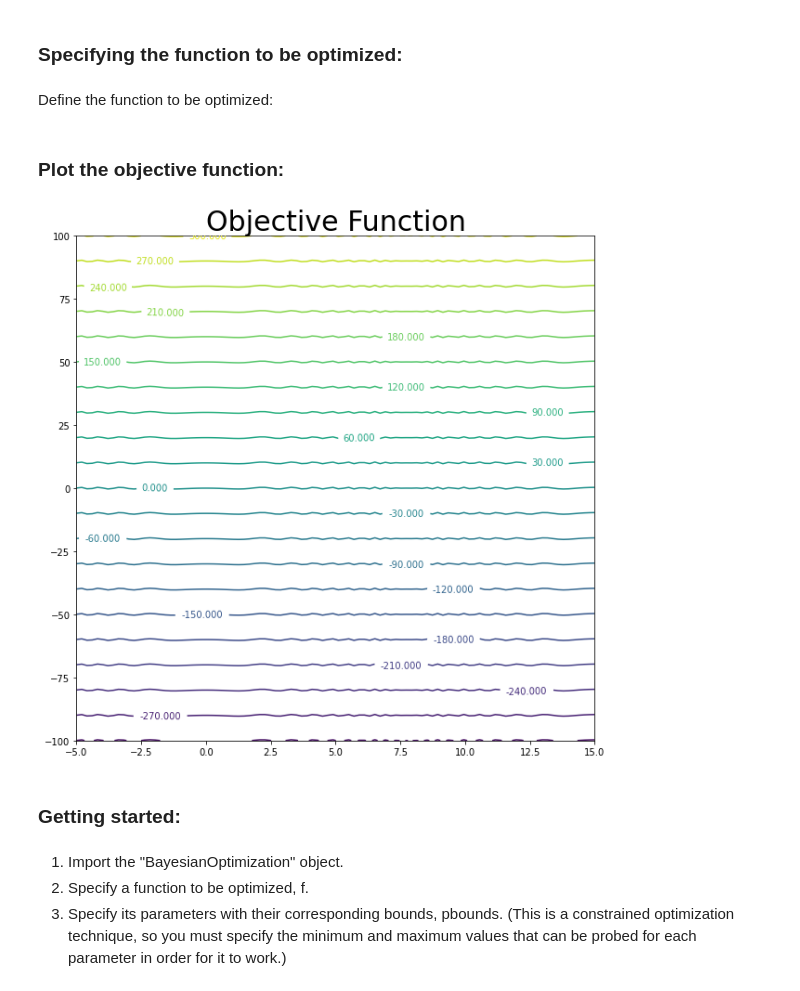
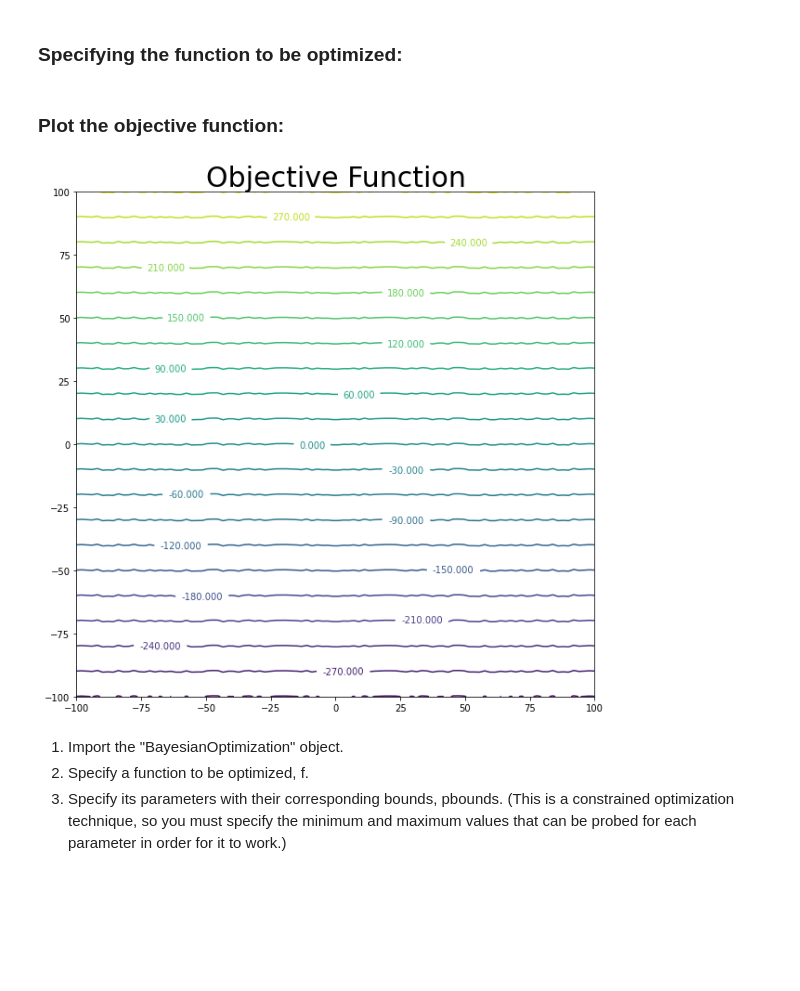
Before and after one commit to Optimistic-Optimizers/Black-Box-Optimization, a Jupyter notebook: Bayes_Opt.ipynb, the cells around one changed output. Saved outputs shown, nothing was run; the diff lists cells and outputs as text; code cells hidden in the pictures; blank space fills up the shorter version.

```diff
--- a/Bayes_Opt.ipynb
+++ b/Bayes_Opt.ipynb
@@ -10,4 +17,2 @@
 # %% [markdown]
 ### Specifying the function to be optimized:
-# %% [markdown]
-Define the function to be optimized:
@@ -26,25 +19,34 @@ def black_box_function(x, y):
+# %%
+xmin = -100
+xmax = 100
+ymin = -100
+ymax = 100
+
+#Change the function to be optimized here
+
+def func(x, y):
+    return np.sin(x**2) + 3*y
+
+
+def objective(trial):
+    noise = 5*(np.random.rand(1) - 0.5)
+    x = trial.suggest_float("x", xmin, xmax)
+    y = trial.suggest_float("y", ymin, ymax)
+    return -(func(x,y) + noise)
 # %% [markdown]
 ### Plot the objective function:
 # %%
-xmin = -5
-xmax = 15
-ymin = -100
-ymax = 100
-
-
 x = np.linspace(xmin,xmax,100)
 y = np.linspace(ymin,ymax,100)
 xx, yy = np.meshgrid(x,y)
-z = black_box_function(xx,yy)
+z = func(xx,yy)
 fig, ax = plt.subplots(figsize=(10,10))
 cs = ax.contour(z, extent=(xmin,xmax,ymin,ymax), levels = 20)
 ax.clabel(cs, inline=1, fontsize=10)
 ax.set_title('Objective Function', fontsize = 30)
 plt.show()
 # %% [output]
-[figure, old version]
+[figure, new version]
-# %% [markdown]
-### Getting started:
 # %% [markdown]
 1. Import the "BayesianOptimization" object.
 2. Specify a function to be optimized, f.
```
Also changed, not shown: parts of 18 cells of this notebook.
